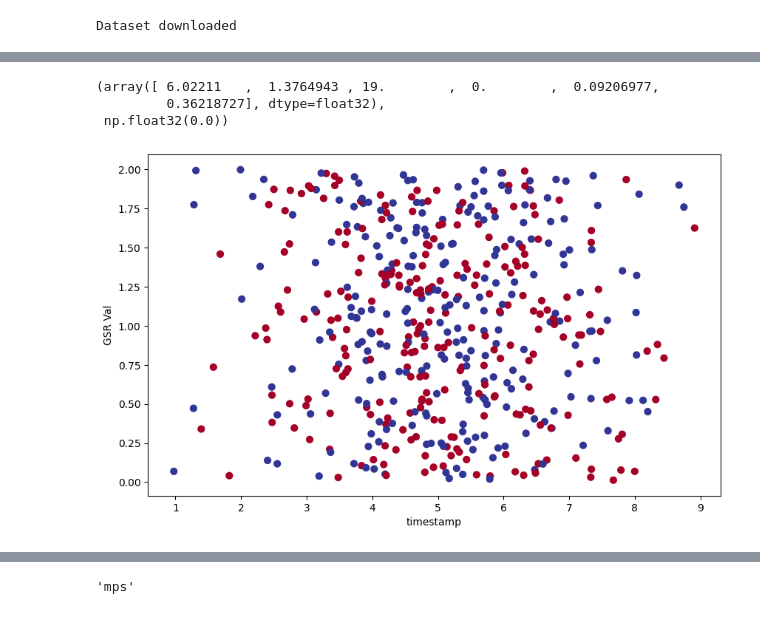
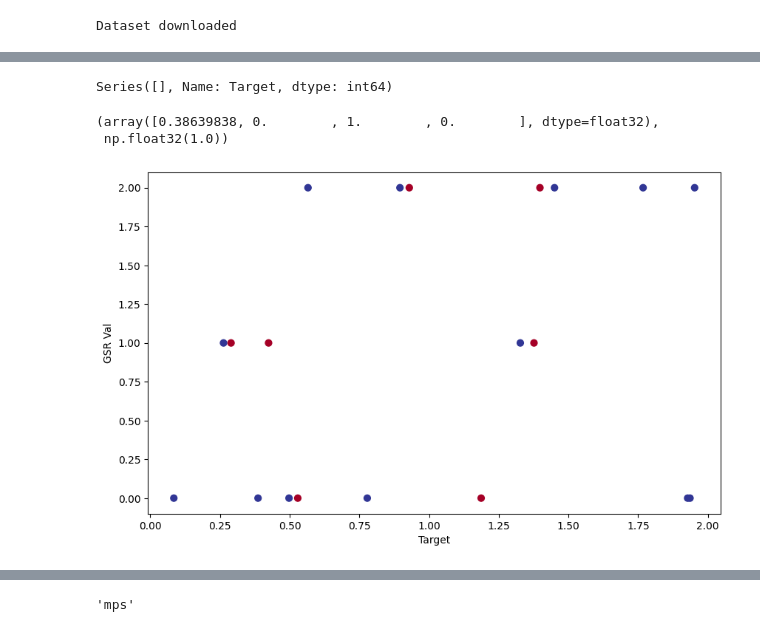
Before and after one commit to yousifnimah/Isolation-Forest, a Jupyter notebook: classifier.ipynb, the cells around one changed output, grey strips where cells are left out. Saved outputs shown, nothing was run; the diff lists cells and outputs as text; code cells hidden in the pictures.

```diff
--- a/classifier.ipynb
+++ b/classifier.ipynb
@@ -82,7 +82,7 @@ import pandas as pd
 
 df = pd.read_csv(dataset_path / "mental_health_wearable_data.csv")
 print(df.shape), print(df.columns)
-df.transpose()
+df = df[:20]
 # %% [output]
 (500, 13)
 Index(['Timestamp', 'EEG_Frequency_Bands', 'GSR_Values', 'Cognitive_State',
@@ -130,6 +115,9 @@ def ParseTimestamp(x):
 
 # Gender → 0/1
 df["Gender"] = df["Gender"].map({"Male": 1, "Female": 0})
+df["Cognitive_State"] = df["Cognitive_State"].map({"Distracted": 1.0, "Cognitive Overload": 2.0, "Focused": 0.0})
+df["Emotional_State"] = df["Emotional_State"].map({"Anxious": 1.0, "Stressed": 2.0, "Calm": 0.0})
+df["Session_Type"] = df["Session_Type"].map({"Study": 1.0, "Test": 2.0, "Relaxation": 0.0})
 
 # EEG list + average
 df["EEG_list"] = df["EEG_Frequency_Bands"].apply(
@@ -145,19 +133,22 @@ df["Preprocessed_Features"] = df["Preprocessed_Features"].apply(
 )
 df[["x1", "x2"]] = pd.DataFrame(df["Preprocessed_Features"].tolist(), index=df.index)
 
-
 df = df.drop([
+    # "GSR_Values",
     "Preprocessed_Features",
     "EEG_Frequency_Bands",
     "EEG_list",
     "Timestamp",
     "Student_ID",
     "Duration (minutes)",
-    "Emotional_State",
-    "Session_Type",
-    "Cognitive_State",
+    "Age",
+    "EEG_avg",
+    "Gender",
+    # "Emotional_State",
+    # "Session_Type",
+    # "Cognitive_State",
     "Environmental_Context",
 ], axis=1)
 
-df.head()
+df.head(n=500)
 # %% [output]
@@ -170,34 +172,40 @@ df.head()
+# %%
+cols = ["GSR_Values", "Cognitive_State", "Emotional_State", "Session_Type"]
+dups = df.groupby(cols)["Target"].nunique()
+conflicts = dups[dups > 1]
+print(conflicts)
+# %% [output]
+Series([], Name: Target, dtype: int64)
 # %%
-feature_cols = ["EEG_avg", "GSR_Values", "Age", "Gender", "x1", "x2"]
-
-X_df = df[["x1", "x2"]]
+feature_cols = ["GSR_Values", "Cognitive_State", "Emotional_State", "Session_Type"]
 
 X_df = df[feature_cols]
 y = df["Target"].values.astype("float32")
 X = X_df.values.astype("float32")
 
 num_features = X.shape[1]
-X[0], y[0]
+X[3], y[3]
 # %% [output]
-(array([ 6.02211   ,  1.3764943 , 19.        ,  0.        ,  0.09206977,
-         0.36218727], dtype=float32),
- np.float32(0.0))
+(array([0.38639838, 0.        , 1.        , 0.        ], dtype=float32),
+ np.float32(1.0))
 # %%
 # plotting
 
 import matplotlib.pyplot as plt
 
 
 def plot_data(x=X, labels=y):
     plt.figure(figsize=(10, 6))
     plt.scatter(x[:, 0], x[:, 1], c=labels, cmap="RdYlBu", s=40)
-    plt.xlabel("timestamp")
+    # plt.scatter(labels, x[:, 1], c=labels, cmap="Greys_r", s=40)
+    # plt.scatter(labels, x[:, 2], c=labels, cmap="vanimo", s=40)
+    plt.xlabel("Target")
     plt.ylabel("GSR Val")
 
 
 plot_data()
 # %% [output]
-[figure, old version]
+[figure, new version]
 # %%
 df.corr()
 # %% [output]
```
Also changed, not shown: parts of 17 cells of this notebook, 1 other file.
